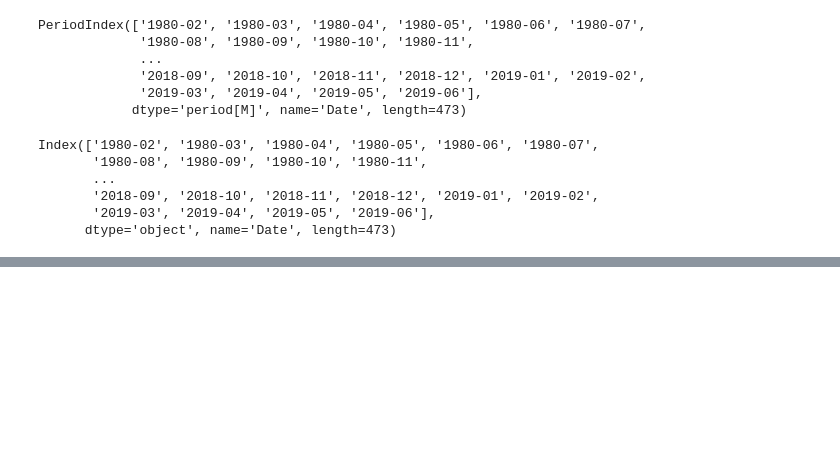
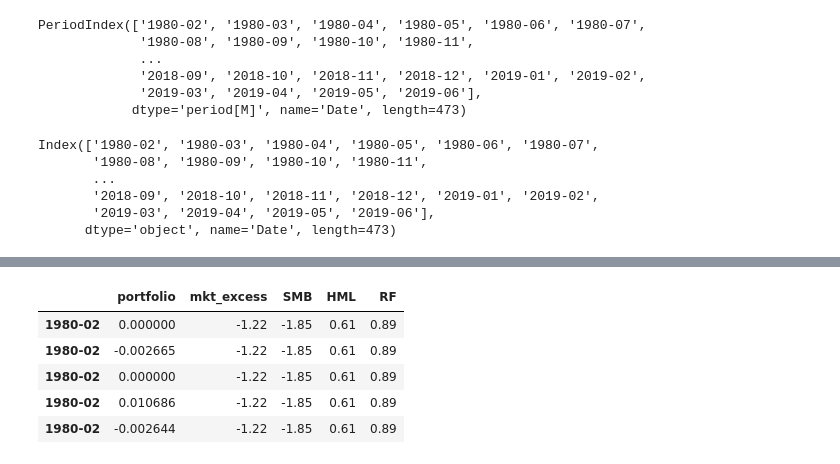
Before and after one commit to wolfinwallst/Financial_Engineering_and_Risk_Management, a Jupyter notebook: 파이썬으로 배우는 포트폴리오/#6 Fama-French 3-factor model.ipynb, the cells around one changed output, grey strips where cells are left out. Saved outputs shown, nothing was run; the diff lists cells and outputs as text; code cells hidden in the pictures; blank space fills up the shorter version.

```diff
--- a/파이썬으로 배우는 포트폴리오/#6 Fama-French 3-factor model.ipynb
+++ b/파이썬으로 배우는 포트폴리오/#6 Fama-French 3-factor model.ipynb
@@ -226,0 +292,10 @@ regress_data.head()
+# %%
+regress_data.rename(columns={'Mkt-RF': "mkt_excess"}, inplace=True)
+regress_data.head()
+# %% [output]
+|  | portfolio | mkt_excess | SMB | HML | RF |
+| 1980-02 | 0.000000 | -1.22 | -1.85 | 0.61 | 0.89 |
+| 1980-02 | -0.002665 | -1.22 | -1.85 | 0.61 | 0.89 |
+| 1980-02 | 0.000000 | -1.22 | -1.85 | 0.61 | 0.89 |
+| 1980-02 | 0.010686 | -1.22 | -1.85 | 0.61 | 0.89 |
+| 1980-02 | -0.002644 | -1.22 | -1.85 | 0.61 | 0.89 |
```
Also changed, not shown: parts of 12 cells of this notebook.
